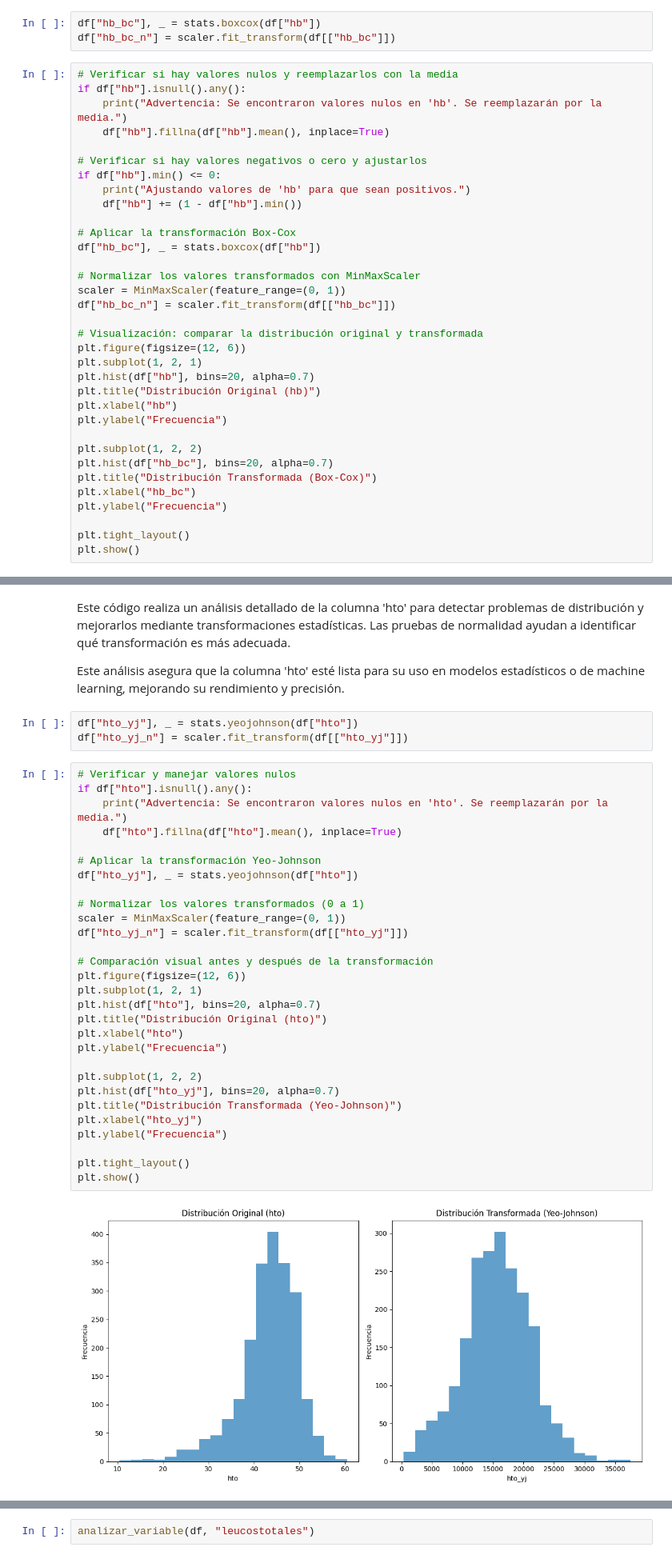
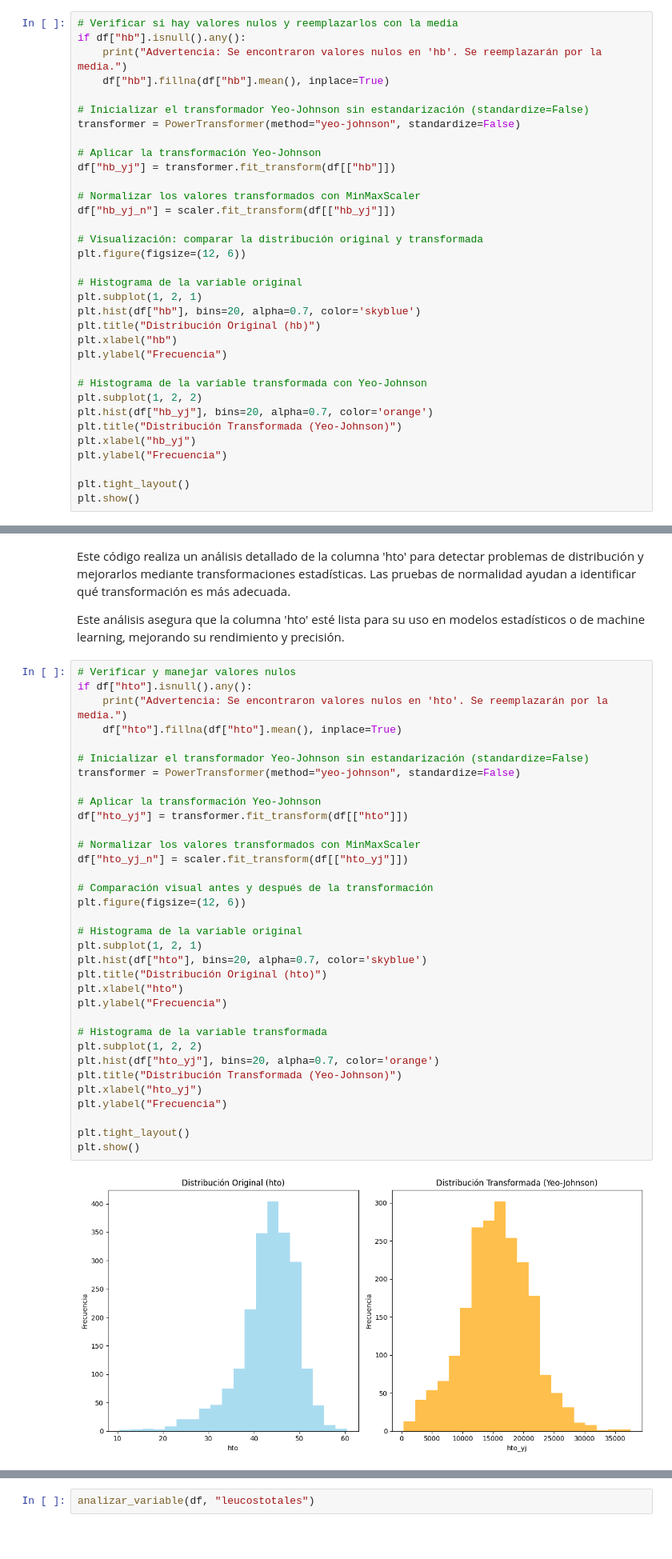
Before and after one commit to JuanMelendres/proyecto_integrador_equipo19, a Jupyter notebook: Avance2_19.ipynb, the cells around one changed output, grey strips where cells are left out. Shown at 80% size. Drawn from its saved outputs; the diff is of its cells as text; blank space fills up the shorter version.

```diff
--- a/Avance2_19.ipynb
+++ b/Avance2_19.ipynb
@@ -493,39 +684,36 @@ Yeo-Johnson: Estadístico = 0.9968, p-value = 0.0002
 Este código realiza un análisis exhaustivo de la columna 'hb' para identificar problemas en la distribución y mejorarlos mediante transformaciones estadísticas. Las pruebas de normalidad ayudan a determinar qué transformación se ajusta mejor a una distribución normal.
 
 Este análisis asegura que los datos de 'hb' estén listos para ser usados en modelos estadísticos o de machine learning, mejorando su rendimiento y precisión.
-# %%
-df["hb_bc"], _ = stats.boxcox(df["hb"])
-df["hb_bc_n"] = scaler.fit_transform(df[["hb_bc"]])
 # %%
 # Verificar si hay valores nulos y reemplazarlos con la media
 if df["hb"].isnull().any():
     print("Advertencia: Se encontraron valores nulos en 'hb'. Se reemplazarán por la media.")
     df["hb"].fillna(df["hb"].mean(), inplace=True)
 
-# Verificar si hay valores negativos o cero y ajustarlos
-if df["hb"].min() <= 0:
-    print("Ajustando valores de 'hb' para que sean positivos.")
-    df["hb"] += (1 - df["hb"].min())
+# Inicializar el transformador Yeo-Johnson sin estandarización (standardize=False)
+transformer = PowerTransformer(method="yeo-johnson", standardize=False)
 
-# Aplicar la transformación Box-Cox
-df["hb_bc"], _ = stats.boxcox(df["hb"])
+# Aplicar la transformación Yeo-Johnson
+df["hb_yj"] = transformer.fit_transform(df[["hb"]])
 
 # Normalizar los valores transformados con MinMaxScaler
-scaler = MinMaxScaler(feature_range=(0, 1))
-df["hb_bc_n"] = scaler.fit_transform(df[["hb_bc"]])
+df["hb_yj_n"] = scaler.fit_transform(df[["hb_yj"]])
 
 # Visualización: comparar la distribución original y transformada
 plt.figure(figsize=(12, 6))
+
+# Histograma de la variable original
 plt.subplot(1, 2, 1)
-plt.hist(df["hb"], bins=20, alpha=0.7)
+plt.hist(df["hb"], bins=20, alpha=0.7, color='skyblue')
 plt.title("Distribución Original (hb)")
 plt.xlabel("hb")
 plt.ylabel("Frecuencia")
 
+# Histograma de la variable transformada con Yeo-Johnson
 plt.subplot(1, 2, 2)
-plt.hist(df["hb_bc"], bins=20, alpha=0.7)
-plt.title("Distribución Transformada (Box-Cox)")
-plt.xlabel("hb_bc")
+plt.hist(df["hb_yj"], bins=20, alpha=0.7, color='orange')
+plt.title("Distribución Transformada (Yeo-Johnson)")
+plt.xlabel("hb_yj")
 plt.ylabel("Frecuencia")
 
 plt.tight_layout()
@@ -552,37 +740,39 @@ Yeo-Johnson: Estadístico = 0.9968, p-value = 0.0002
 Este código realiza un análisis detallado de la columna 'hto' para detectar problemas de distribución y mejorarlos mediante transformaciones estadísticas. Las pruebas de normalidad ayudan a identificar qué transformación es más adecuada.
 
 Este análisis asegura que la columna 'hto' esté lista para su uso en modelos estadísticos o de machine learning, mejorando su rendimiento y precisión.
-# %%
-df["hto_yj"], _ = stats.yeojohnson(df["hto"])
-df["hto_yj_n"] = scaler.fit_transform(df[["hto_yj"]])
 # %%
 # Verificar y manejar valores nulos
 if df["hto"].isnull().any():
     print("Advertencia: Se encontraron valores nulos en 'hto'. Se reemplazarán por la media.")
     df["hto"].fillna(df["hto"].mean(), inplace=True)
 
+# Inicializar el transformador Yeo-Johnson sin estandarización (standardize=False)
+transformer = PowerTransformer(method="yeo-johnson", standardize=False)
+
 # Aplicar la transformación Yeo-Johnson
-df["hto_yj"], _ = stats.yeojohnson(df["hto"])
+df["hto_yj"] = transformer.fit_transform(df[["hto"]])
 
-# Normalizar los valores transformados (0 a 1)
-scaler = MinMaxScaler(feature_range=(0, 1))
+# Normalizar los valores transformados con MinMaxScaler
 df["hto_yj_n"] = scaler.fit_transform(df[["hto_yj"]])
 
 # Comparación visual antes y después de la transformación
 plt.figure(figsize=(12, 6))
+
+# Histograma de la variable original
 plt.subplot(1, 2, 1)
-plt.hist(df["hto"], bins=20, alpha=0.7)
+plt.hist(df["hto"], bins=20, alpha=0.7, color='skyblue')
 plt.title("Distribución Original (hto)")
 plt.xlabel("hto")
 plt.ylabel("Frecuencia")
 
+# Histograma de la variable transformada
 plt.subplot(1, 2, 2)
-plt.hist(df["hto_yj"], bins=20, alpha=0.7)
+plt.hist(df["hto_yj"], bins=20, alpha=0.7, color='orange')
 plt.title("Distribución Transformada (Yeo-Johnson)")
 plt.xlabel("hto_yj")
 plt.ylabel("Frecuencia")
 
 plt.tight_layout()
 plt.show()
 # %% [output]
-[figure, old version]
+[figure, new version]
```
Also changed, not shown: parts of 119 cells of this notebook.
